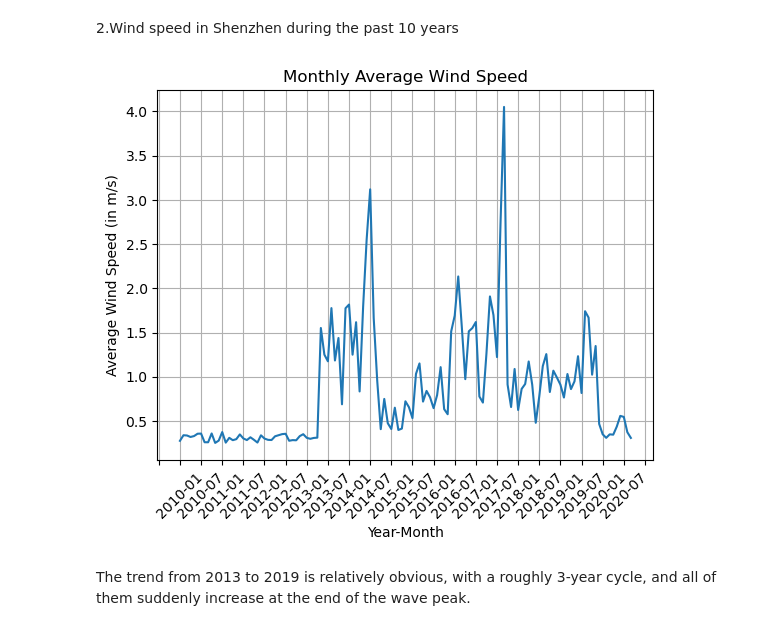
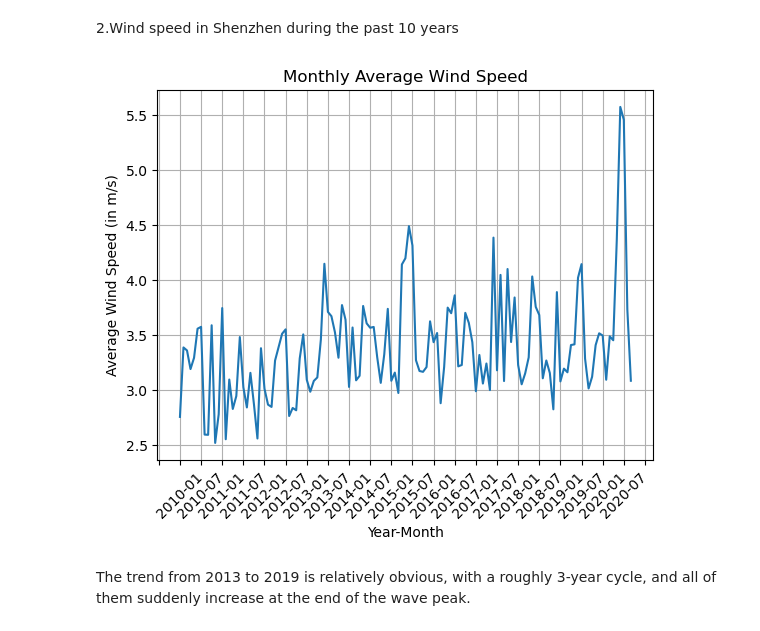
Before and after one commit to atheistmao/ESE5023_Assignments_12332280, a Jupyter notebook: PS2.ipynb, the cells around one changed output. Drawn from its saved outputs; the diff is of its cells as text; code cells hidden in the pictures.

```diff
--- a/PS2.ipynb
+++ b/PS2.ipynb
@@ -101,44 +101,43 @@ Country: URUGUAY, Total Earthquakes since 2150 B.C.: 1, Date of Largest Earthqua
 # %% [markdown]
 2.Wind speed in Shenzhen during the past 10 years
 # %%
-#File Reading and Instruction Calling
 import pandas as pd
 import numpy as np
 from matplotlib import pyplot as plt
 import matplotlib.ticker as ticker
 from pandas import Series, DataFrame
 
-#Extract data from tables
 SZ_wind=pd.read_csv('2281305.csv')
 SZ_wind['year'] = SZ_wind['DATE'].str.split('-').str[0]
 SZ_wind['month'] = SZ_wind['DATE'].str.split('-').str[1]
 SZ_wind['type_code'] = SZ_wind['WND'].str.split(',').str[2]
 SZ_wind['speed_rate'] = SZ_wind['WND'].str.split(',').str[3]
 SZ_wind = SZ_wind[SZ_wind['speed_rate'] != 9999]
-SZ_wind['speed_rate'] = SZ_wind['speed_rate'].astype(float) / 100
+SZ_wind['speed_rate'] = SZ_wind['speed_rate'].replace('9999',np.nan)
+SZ_wind['speed_rate'] = SZ_wind['speed_rate'].astype(float) / 10
+
 SZ_wind['speed_quality_code'] = SZ_wind['WND'].str.split(',').str[4]
-
-#Calculate monthly average wind speed
-monthly_avg_speed=SZ_wind.groupby(['year','month'])['speed_rate'].mean().reset_index()
+monthly_avg_speed = SZ_wind.groupby(['year', 'month'])['speed_rate'].mean().reset_index()
 
 x = [f'{year}-{month}' for year, month in zip(monthly_avg_speed['year'],monthly_avg_speed['month'])]
 y = monthly_avg_speed.speed_rate
 
+
 ticker_spacing = 6
-#Plot the diagram
+
 fig, ax = plt.subplots()
 
 plt.xlabel('Year-Month')
 plt.ylabel('Average Wind Speed (in m/s)')
 plt.title('Monthly Average Wind Speed')
 
-ax.plot(x, y)
+ax.plot(x,y)
 ax.xaxis.set_major_locator(ticker.MultipleLocator(ticker_spacing))
 plt.xticks(rotation=45)
 plt.grid(True)
 plt.show()
 # %% [output]
-[figure, old version]
+[figure, new version]
 # %% [markdown]
 The trend from 2013 to 2019 is relatively obvious, with a roughly 3-year cycle, and all of them suddenly increase at the end of the wave peak.
 # %% [markdown]
```
Also changed, not shown: parts of 1 cell of this notebook.
